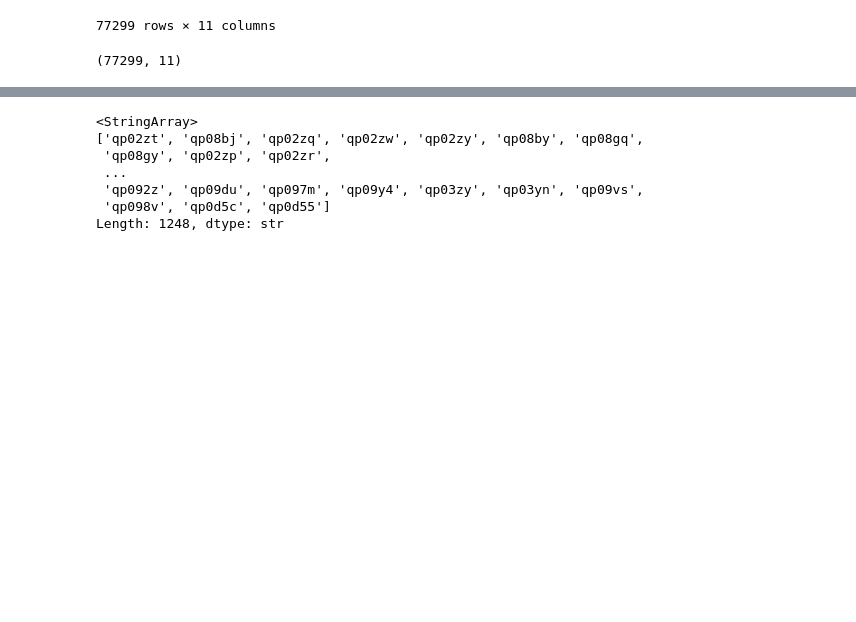
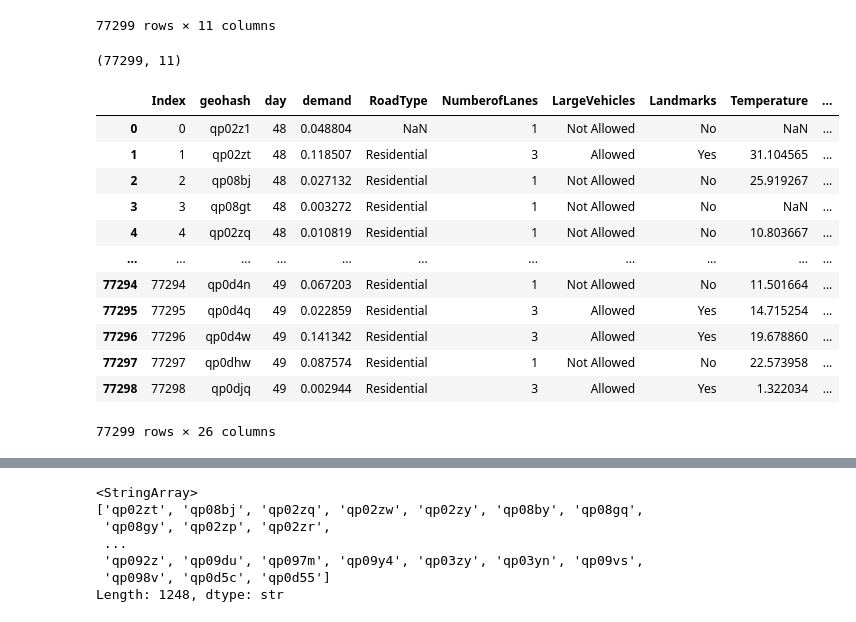
Before and after one commit to B4K2/Girdlock, a Jupyter notebook: main.ipynb, the cells around one changed output, grey strips where cells are left out. Saved outputs shown, nothing was run; the diff lists cells and outputs as text; code cells hidden in the pictures; blank space fills up the shorter version.

```diff
--- a/main.ipynb
+++ b/main.ipynb
@@ -29,11 +30,42 @@ df.shape
 (77299, 11)
 # %%
 df['timestamp'] = pd.to_datetime(df['timestamp'])
-df['hour']        = df['timestamp'].dt.hour
-df['day_of_week'] = df['timestamp'].dt.dayofweek
-df['month']       = df['timestamp'].dt.month
-df['is_weekend']  = df['day_of_week'].isin([5, 6]).astype(int)
+
+df['hour']           = df['timestamp'].dt.hour
+df['day_of_week']    = df['timestamp'].dt.dayofweek
+df['month']          = df['timestamp'].dt.month
+df['is_weekend']     = df['day_of_week'].isin([5, 6]).astype(int)
+df['is_rush_hour']   = df['hour'].isin([7, 8, 9, 17, 18, 19]).astype(int)
+df['is_night']       = df['hour'].isin(range(0, 6)).astype(int)
+df['quarter']        = df['timestamp'].dt.quarter
+df['week_of_year']   = df['timestamp'].dt.isocalendar().week.astype(int)
+
+df['hour_sin']       = np.sin(2 * np.pi * df['hour'] / 24)
+df['hour_cos']       = np.cos(2 * np.pi * df['hour'] / 24)
+df['dow_sin']        = np.sin(2 * np.pi * df['day_of_week'] / 7)
+df['dow_cos']        = np.cos(2 * np.pi * df['day_of_week'] / 7)
+df['month_sin']      = np.sin(2 * np.pi * df['month'] / 12)
+df['month_cos']      = np.cos(2 * np.pi * df['month'] / 12)
+
+df['hour_x_dow']     = df['hour'] * df['day_of_week']
+df['hour_x_weekend'] = df['hour'] * df['is_weekend']
+
 df = df.drop(columns=['timestamp'])
+df
+# %% [output]
+|  | Index | geohash | day | demand | RoadType | NumberofLanes | LargeVehicles | Landmarks | Temperature | ... |
+| 0 | 0 | qp02z1 | 48 | 0.048804 | NaN | 1 | Not Allowed | No | NaN | ... |
+| 1 | 1 | qp02zt | 48 | 0.118507 | Residential | 3 | Allowed | Yes | 31.104565 | ... |
+| 2 | 2 | qp08bj | 48 | 0.027132 | Residential | 1 | Not Allowed | No | 25.919267 | ... |
+| 3 | 3 | qp08gt | 48 | 0.003272 | Residential | 1 | Not Allowed | No | NaN | ... |
+| 4 | 4 | qp02zq | 48 | 0.010819 | Residential | 1 | Not Allowed | No | 10.803667 | ... |
+| ... | ... | ... | ... | ... | ... | ... | ... | ... | ... | ... |
+| 77294 | 77294 | qp0d4n | 49 | 0.067203 | Residential | 1 | Not Allowed | No | 11.501664 | ... |
+| 77295 | 77295 | qp0d4q | 49 | 0.022859 | Residential | 3 | Allowed | Yes | 14.715254 | ... |
+| 77296 | 77296 | qp0d4w | 49 | 0.141342 | Residential | 3 | Allowed | Yes | 19.678860 | ... |
+| 77297 | 77297 | qp0dhw | 49 | 0.087574 | Residential | 1 | Not Allowed | No | 22.573958 | ... |
+| 77298 | 77298 | qp0djq | 49 | 0.002944 | Residential | 3 | Allowed | Yes | 1.322034 | ... |
+77299 rows × 26 columns
 # %%
 df.isna().sum()
 # %% [output]
```
Also changed, not shown: parts of 17 cells of this notebook, 1 other file.
